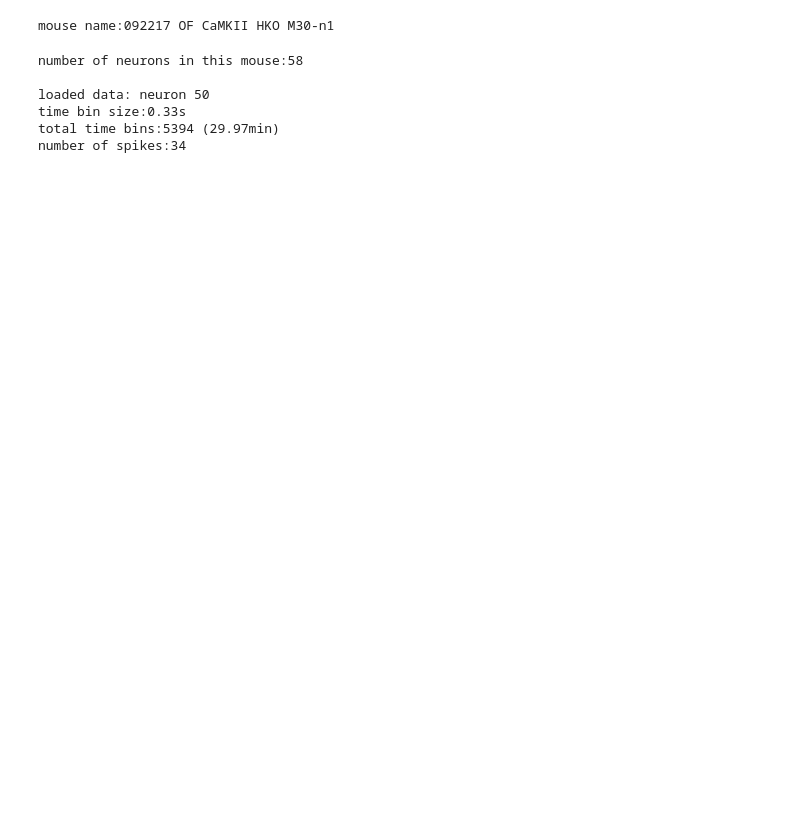
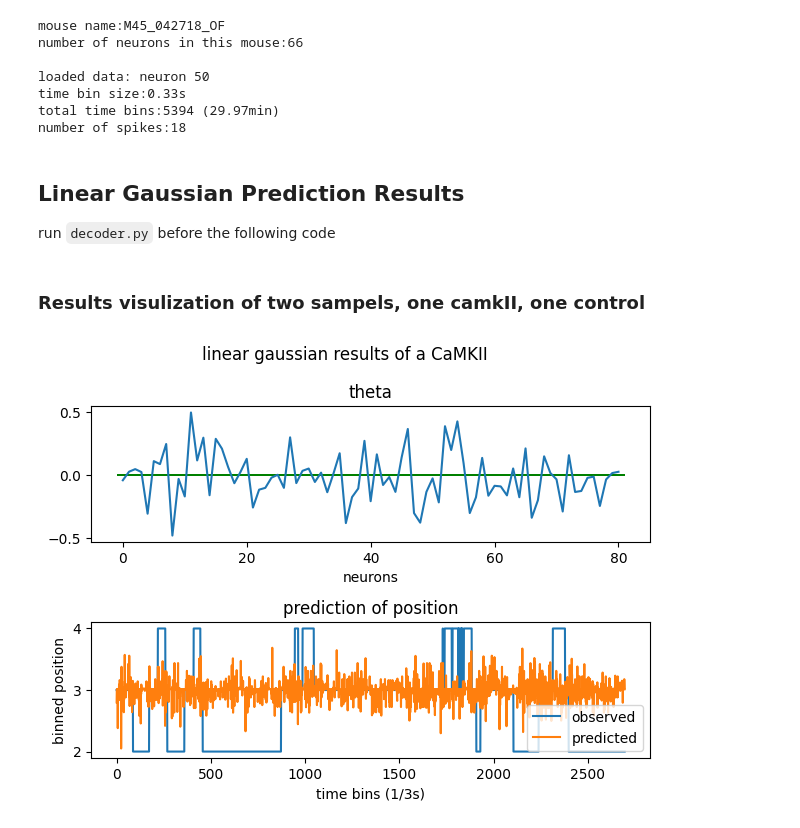
Before and after one commit to kisaragiRY/decoding-DG, a Jupyter notebook: Modules/analysis.ipynb, the cells around one changed output. Drawn from its saved outputs; the diff is of its cells as text; code cells hidden in the pictures; blank space fills up the shorter version.

Commit message:
fixbug in decoder.py: matrix multiplication dimension doesnt match, finished: visualizing sample prediction results

```diff
--- a/Modules/analysis.ipynb
+++ b/Modules/analysis.ipynb
@@ -8,32 +14,62 @@ from encoder import *
 # %%
 # ---load a normal mouse's data
-all_data_dir='./data/alldata/'
-datalist=os.listdir(all_data_dir)
+all_data_dir=Path('./data/alldata/')
+datalist=[x for x in all_data_dir.iterdir()]
 
-data_dir=all_data_dir+datalist[1] # load data
-sample_name=data_dir.split('/')[-1]
+data_dir=datalist[2] # load data
+sample_name=str(data_dir).split('/')[-1]
 print(f'mouse name:{sample_name}')
 
 position,spikes=data_loader(data_dir)
+
+# basic info
+
+neuron_idx=50
+time_bin_size=1/3 #second
+num_time_bins,num_cells = spikes.shape
+
+print(f"number of neurons in this mouse:{num_cells} \n")
+print(f"loaded data: neuron {neuron_idx}")
+print(f"time bin size:{round(time_bin_size,2)}s")
+print(f"total time bins:{num_time_bins} ({round(num_time_bins*time_bin_size/60,2)}min)")
+print(f"number of spikes:{sum(spikes[:,neuron_idx])}")
 # %% [output]
-mouse name:092217 OF CaMKII HKO M30-n1
+mouse name:M45_042718_OF
+number of neurons in this mouse:66
+
+loaded data: neuron 50
+time bin size:0.33s
+total time bins:5394 (29.97min)
+number of spikes:18
-# %%
-# basic info
-
-neuron_idx=50
-time_bin_size=1/3 #second
-num_time_bins,num_cells = spikes.shape
-
-print(f"number of neurons in this mouse:{num_cells} \n")
-
-print(f"loaded data: neuron {neuron_idx}")
-print(f"time bin size:{round(time_bin_size,2)}s")
-print(f"total time bins:{num_time_bins} ({round(num_time_bins*time_bin_size/60,2)}min)")
-print(f"number of spikes:{sum(spikes[:,neuron_idx])}")
-# %% [output]
-number of neurons in this mouse:58
-
-loaded data: neuron 50
-time bin size:0.33s
-total time bins:5394 (29.97min)
-number of spikes:34
+# %% [markdown]
+## Linear Gaussian Prediction Results
+run `decoder.py` before the following code
+# %% [markdown]
+### Results visulization of two sampels, one camkII, one control
+# %%
+# load prediction results of a camkII
+data_dir=datalist[1] # load data
+sample_name=str(data_dir).split('/')[-1]
+sample_type = "CaMKII" if "CaMKII" in sample_name else "Control"
+with open(Path(f"../Output/data/linear_gaussian/lg_predict_{sample_type}.pickle"),"rb") as f:
+    theta,prediction,binned_position_test=pickle.load(f)
+
+# plot
+plt.subplot(211)
+plt.hlines([0]*len(theta[1:]),-1,len(theta)-1,colors="g",lw=.1)
+plt.plot(theta[1:]) # exclude the offset
+plt.title("theta")
+plt.xlabel("neurons")
+
+plt.subplot(212)
+plt.plot(binned_position_test,label="observed")
+plt.plot(prediction,label="predicted")
+plt.title("prediction of position")
+plt.legend(loc="lower right")
+plt.xlabel("time bins (1/3s)")
+plt.ylabel("binned position")
+
+plt.suptitle(f"linear gaussian results of a {sample_type}")
+plt.tight_layout()
+# %% [output]
+[figure, added]
```
Also changed, not shown: parts of 7 cells of this notebook, 8 other files.
